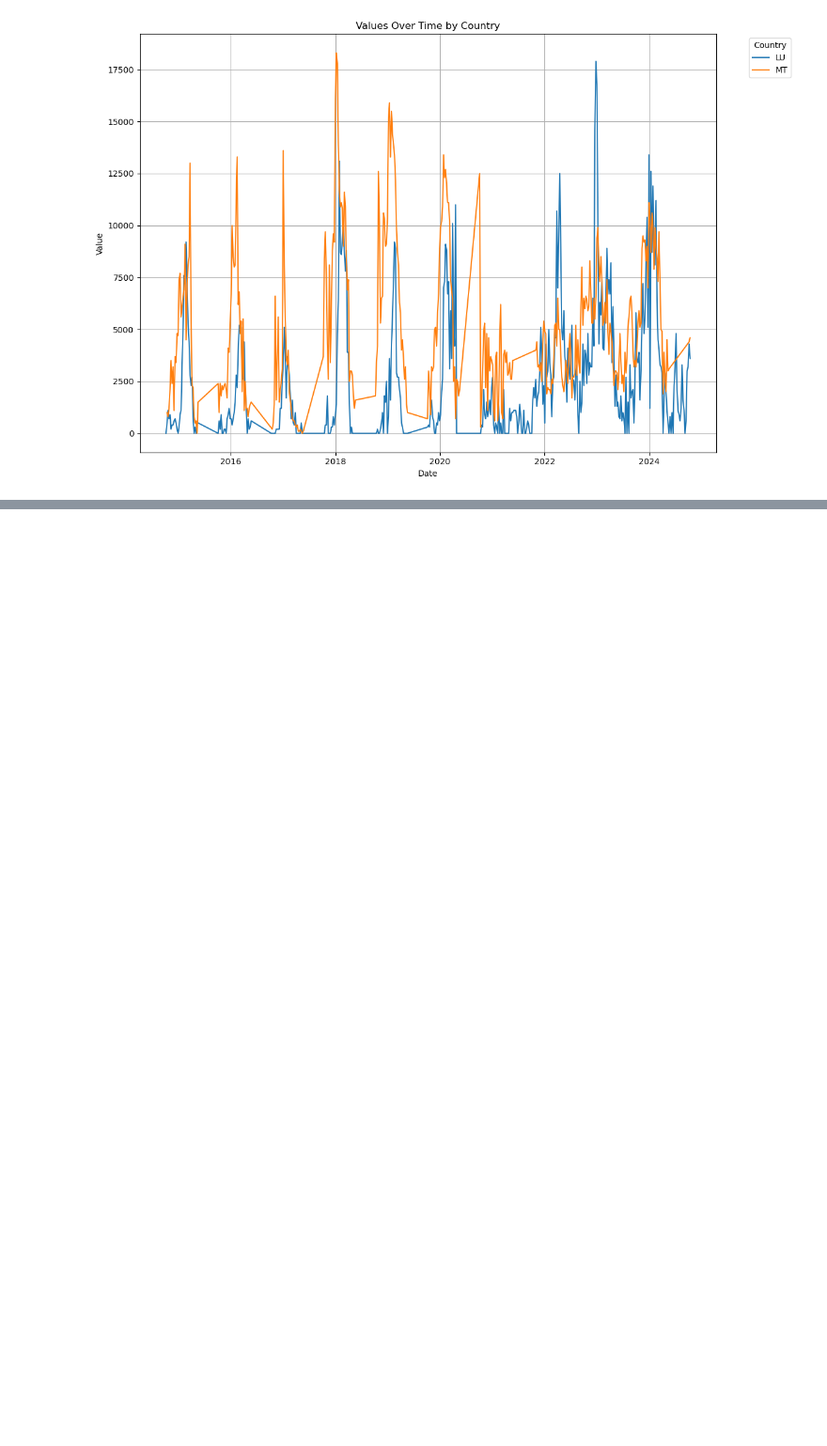
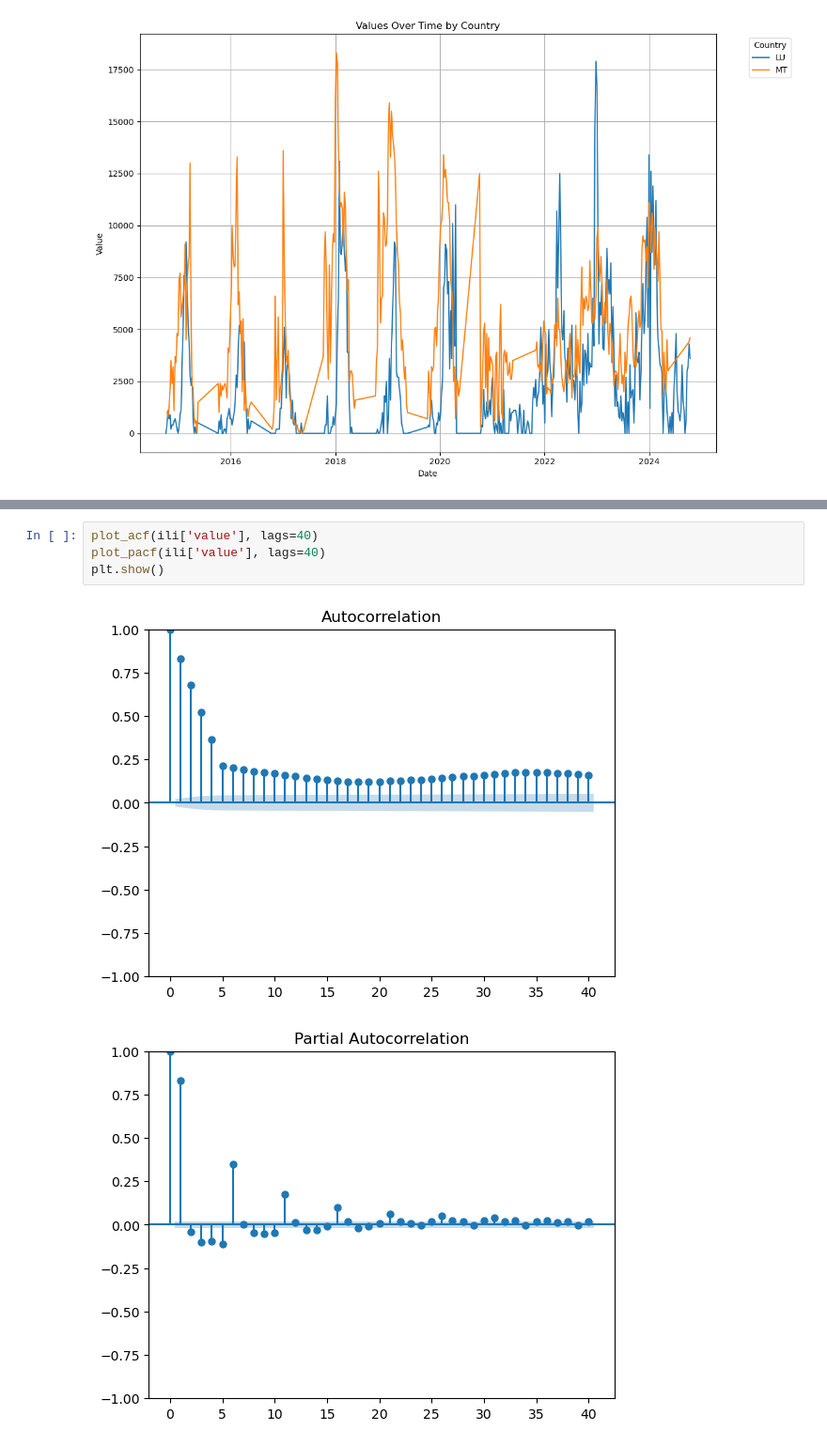
Before and after one commit to flopidopi23/TFM, a Jupyter notebook: preproccess.ipynb, the cells around one changed output, grey strips where cells are left out. Shown at 94% size. Cells and saved outputs as stored; diff of their text form; blank space fills up the shorter version.

```diff
--- a/preproccess.ipynb
+++ b/preproccess.ipynb
@@ -678,0 +727,7 @@ p-value: 0.000512
+# %%
+plot_acf(ili['value'], lags=40)
+plot_pacf(ili['value'], lags=40)
+plt.show()
+# %% [output]
+[figure, added]
+[figure, added]
```
Also changed, not shown: parts of 13 cells of this notebook.
